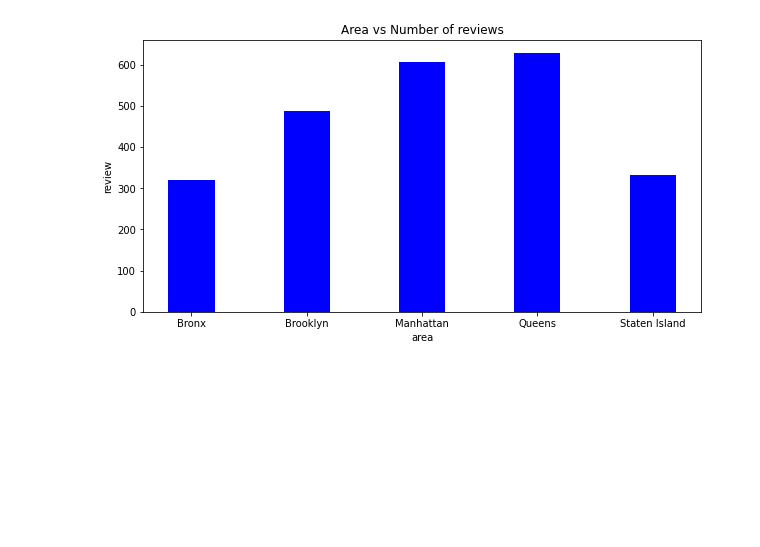
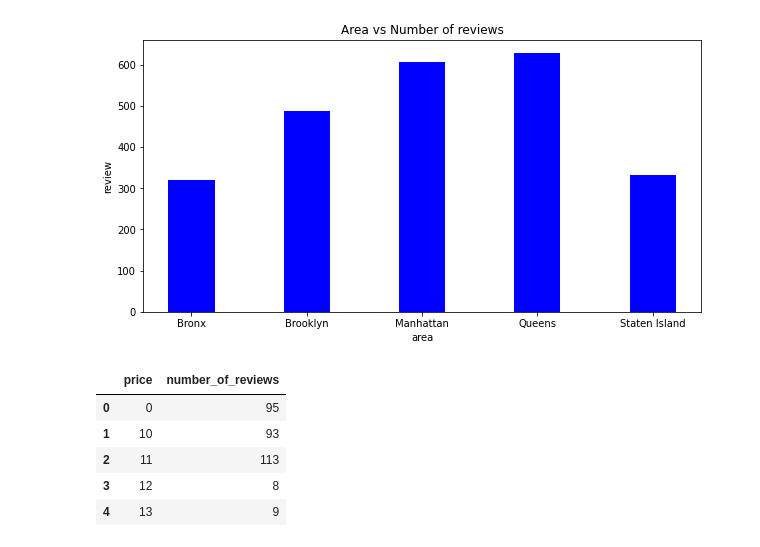
Before and after one commit to Amitpandeycoder/Airbnb-Capstone-Project, a Jupyter notebook: Airbnb_Bookings_Analysis_Capstone_Project.ipynb, the cells around one changed output. Drawn from its saved outputs; the diff is of its cells as text; code cells hidden in the pictures; blank space fills up the shorter version.

```diff
--- a/Airbnb_Bookings_Analysis_Capstone_Project.ipynb
+++ b/Airbnb_Bookings_Analysis_Capstone_Project.ipynb
@@ -356,3 +356,13 @@ plt.title("Area vs Number of reviews")
 plt.show()
 # %% [output]
 [figure]
+# %%
+price_area = df.groupby(['price'])['number_of_reviews'].max().reset_index()
+price_area.head(5)
+# %% [output]
+|  | price | number_of_reviews |
+| 0 | 0 | 95 |
+| 1 | 10 | 93 |
+| 2 | 11 | 113 |
+| 3 | 12 | 8 |
+| 4 | 13 | 9 |
```
Also changed, not shown: parts of 2 cells of this notebook.
